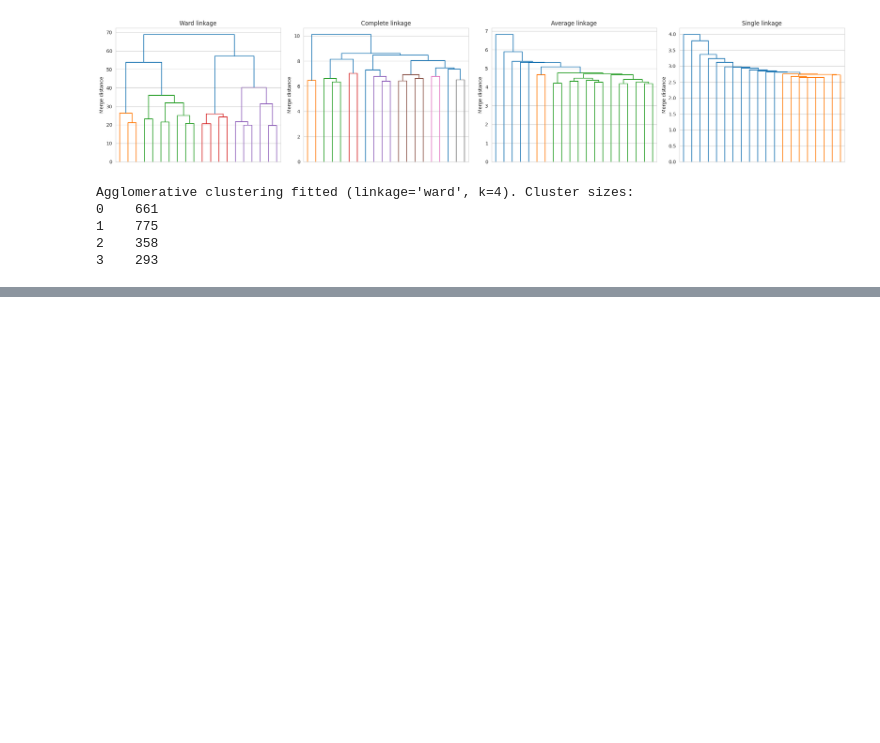
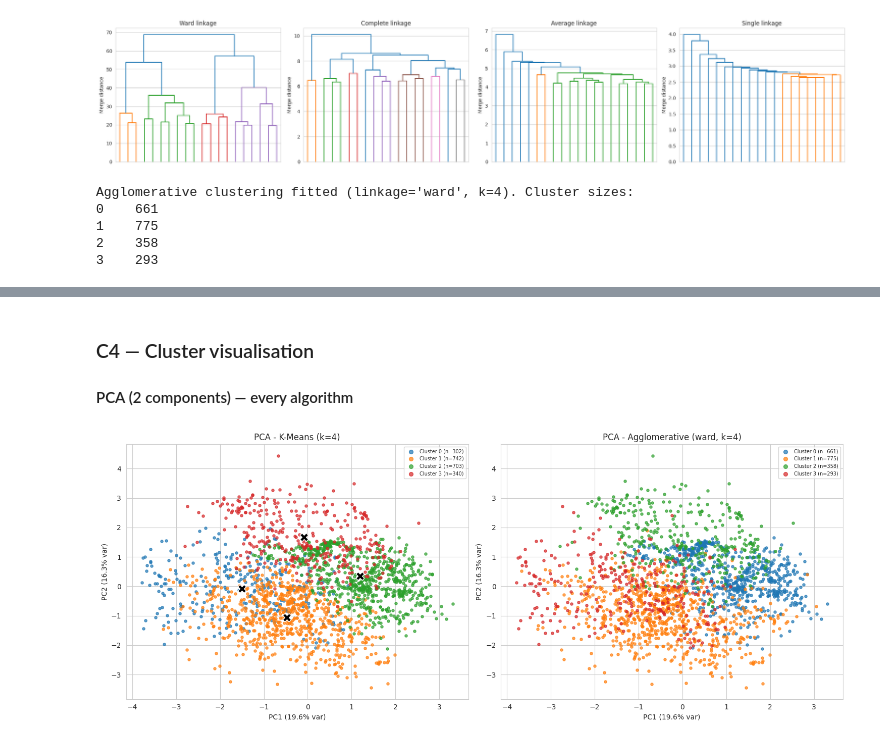
Before and after one commit to Isvarr/capstone_ml, a Jupyter notebook: clustering.ipynb, the cells around one changed output, grey strips where cells are left out. Cells and saved outputs as stored; diff of their text form; code cells hidden in the pictures; blank space fills up the shorter version.

```diff
--- a/clustering.ipynb
+++ b/clustering.ipynb
@@ -322,0 +326,7 @@ Agglomerative clustering fitted (linkage='ward', k=4). Cluster sizes:
+# %%
+cluster_results = {
+    f'K-Means (k={K_FINAL})': km_labels,
+    f'Agglomerative ({BEST_LINKAGE}, k={K_FINAL})': agg_labels,
+}
+metrics_df = pd.DataFrame({name: evaluate_clustering(X, lab) for name, lab in cluster_results.items()}).T.round(4)
+metrics_df
@@ -322,0 +339,15 @@ Agglomerative clustering fitted (linkage='ward', k=4). Cluster sizes:
+# %% [markdown]
+### C4 — Cluster visualisation
+#### PCA (2 components) — every algorithm
+# %%
+fig, axes = plt.subplots(1, 2, figsize=(15, 6))
+xl = f'PC1 ({pca.explained_variance_ratio_[0]*100:.1f}% var)'
+yl = f'PC2 ({pca.explained_variance_ratio_[1]*100:.1f}% var)'
+for ax, (name, lab) in zip(axes, cluster_results.items()):
+    plot_embedding(X_pca, lab, f'PCA - {name}', ax, xl, yl)
+# show K-Means centroids projected into PCA space
+cent = pca.transform(kmeans.cluster_centers_)
+axes[0].scatter(cent[:, 0], cent[:, 1], c='black', marker='X', s=140, edgecolor='white', label='Centroids')
+plt.tight_layout(); plt.show()
+# %% [output]
+[figure, added]
```
Also changed, not shown: parts of 3 cells of this notebook.
